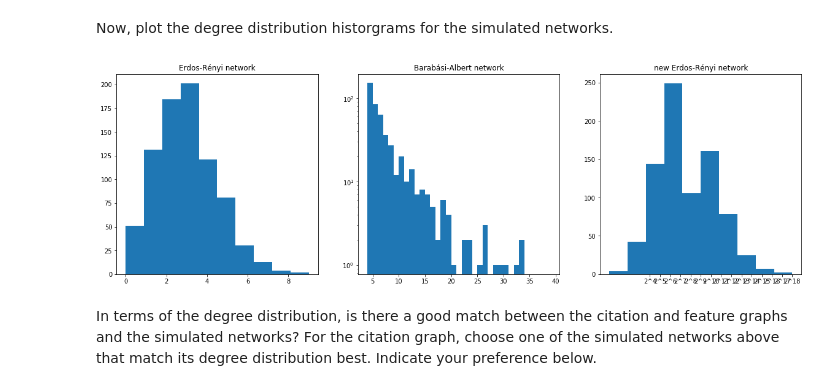
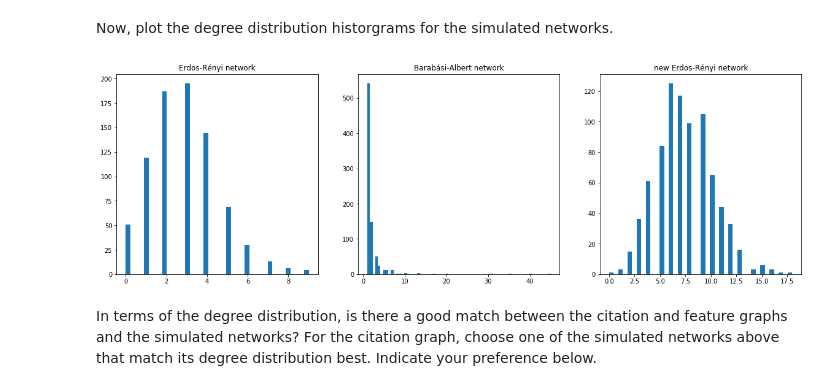
Before and after one commit to JelenaBanjac/network-science-and-graphs, a Jupyter notebook: 1_network_science.ipynb, the cells around one changed output. Cells and saved outputs as stored; diff of their text form; code cells hidden in the pictures.

```diff
--- a/1_network_science.ipynb
+++ b/1_network_science.ipynb
@@ -492,6 +491,5 @@ How do you determine the preferential attachment parameter for Barabási–Alber
 # %%
-# get the average degree in Citation graph and use it in this graph
-q = int(np.round(np.average([x[1] for x in list(G_citation.degree)]))) # Your code here.
+q = int(np.round(np.average([x[1] for x in list(G_citation.degree)])/2)) # Your code here.
 print(f"Number of edges to attach from a new node: {q}")
 G_ba = nx.barabasi_albert_graph(n, q)
 # %% [output]
@@ -586,20 +583,21 @@ Now, plot the degree distribution historgrams for the simulated networks.
 # %%
 fig, axes = plt.subplots(1, 3, figsize=(20, 6))
 axes[0].set_title('Erdos-Rényi network')
 er_degrees = [x[1] for x in list(G_er.degree)]  # Your code here.
-axes[0].hist(er_degrees);  # TODO: there was no bins
+axes[0].hist(er_degrees, bins=40);  # TODO: there was no bins
 
 axes[1].set_title('Barabási-Albert network')
 ba_degrees = [x[1] for x in list(G_ba.degree)] # Your code here.
-bins = range(4,40)
-plt.xticks(bins, ["2^%s" % i for i in bins])
-axes[1].hist(ba_degrees, bins=bins, log=True);  # TODO: there was no bins
+# bins = range(4,40)
+# plt.xticks(bins, ["2^%s" % i for i in bins])
+# axes[1].hist(ba_degrees, bins=bins, log=True);  # TODO: there was no bins
+axes[1].hist(ba_degrees, bins=70);
 
 axes[2].set_title('new Erdos-Rényi network')
 er_new_degrees = [x[1] for x in list(G_er_new.degree)] # Your code here.
-axes[2].hist(er_new_degrees);  # TODO: there was no bins
+axes[2].hist(er_new_degrees, bins=40);  # TODO: there was no bins
 # %% [output]
-[figure, old version]
+[figure, new version]
 # %% [markdown]
 In terms of the degree distribution, is there a good match between the citation and feature graphs and the simulated networks?
 For the citation graph, choose one of the simulated networks above that match its degree distribution best. Indicate your preference below.
```
Also changed, not shown: parts of 25 cells of this notebook, 1 other file.
